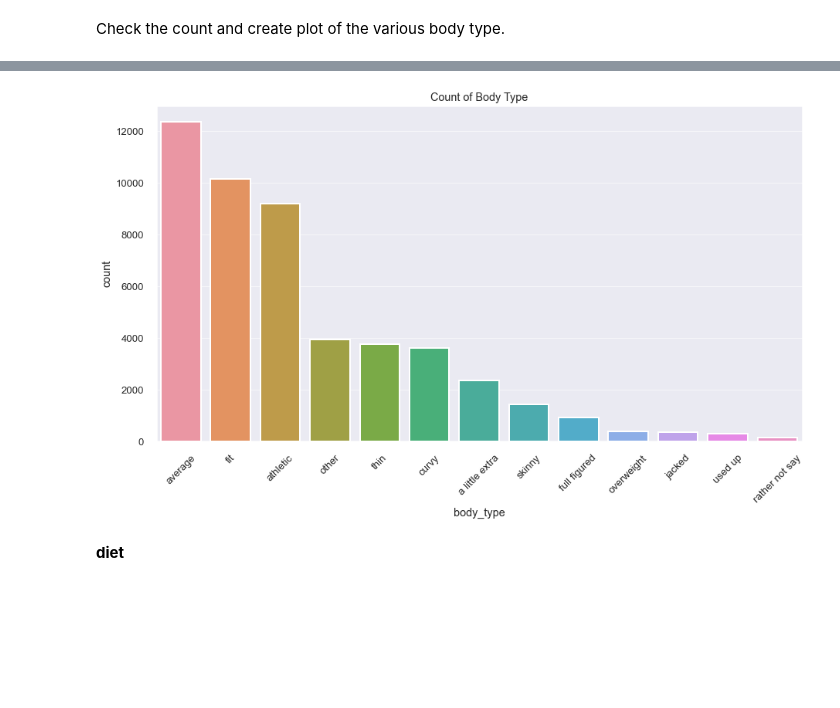
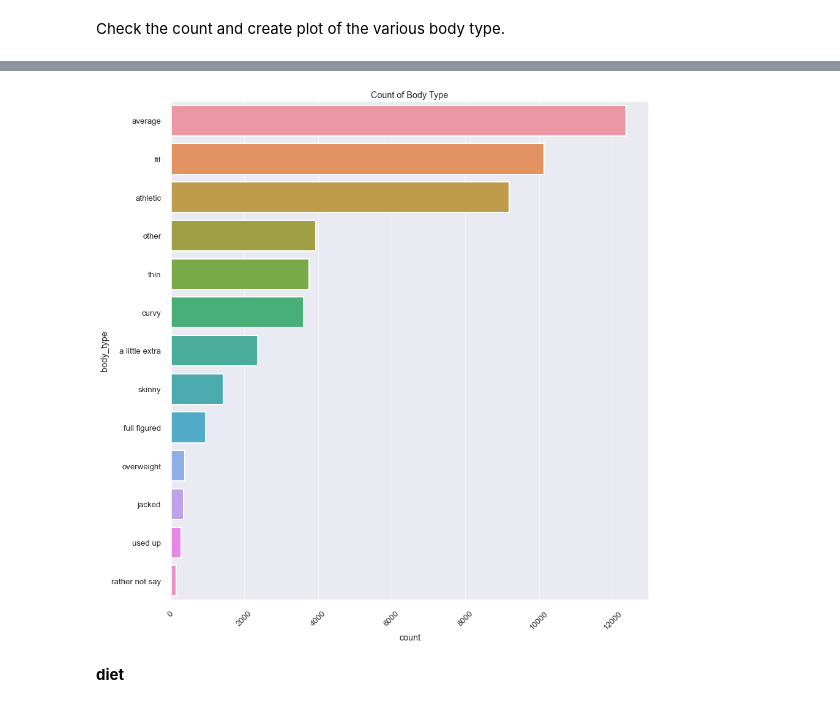
Before and after one commit to LenSin3/OkCupid-Date-a-Scientist, a Jupyter notebook: date-a-scientist.ipynb, the cells around one changed output, grey strips where cells are left out. Saved outputs shown, nothing was run; the diff lists cells and outputs as text; code cells hidden in the pictures; blank space fills up the shorter version.

```diff
--- a/date-a-scientist.ipynb
+++ b/date-a-scientist.ipynb
@@ -259,15 +259,15 @@ Name: body_type, dtype: int64
 # %%
 fig, ax = plt.subplots()
 # the size of A4 paper lanscape
-fig.set_size_inches(15, 8)
+fig.set_size_inches(14, 15)
 sns.set_context("poster", font_scale = .6, rc={"grid.linewidth": 0.6})
-sns.countplot(x = profiles_df['body_type'], order=profiles_df['body_type'].value_counts(ascending=False).index, ax=ax)
+sns.countplot(y = profiles_df['body_type'], order=profiles_df['body_type'].value_counts(ascending=False).index, ax=ax)
 plt.setp(ax.get_xticklabels(), rotation=45)
 plt.title('Count of Body Type')
 plt.savefig('body_type.png')
 plt.show()
 # %% [output]
-[figure, old version]
+[figure, new version]
 # %% [markdown]
 **diet**
 # %%
```
Also changed, not shown: parts of 7 cells of this notebook, 4 other files.
